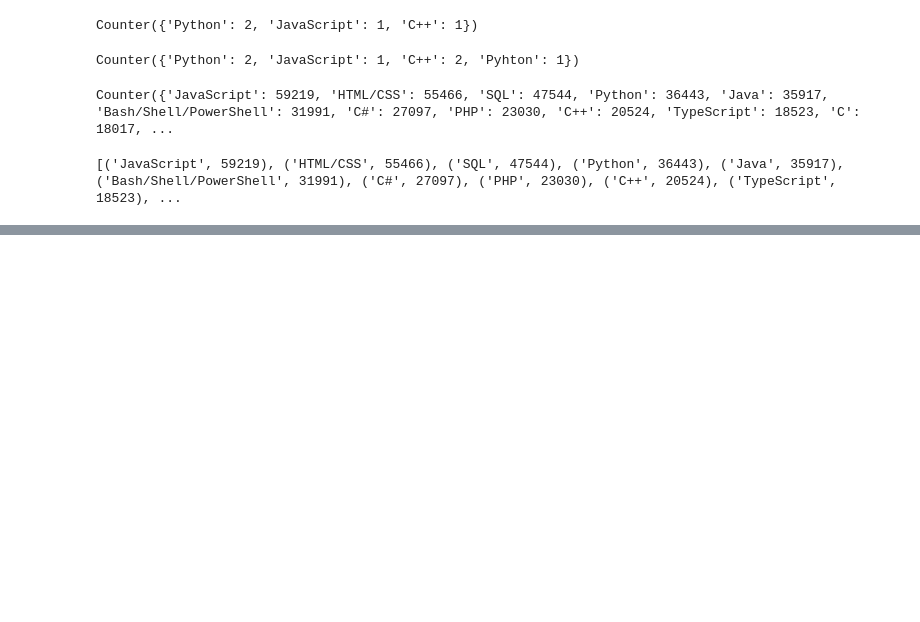
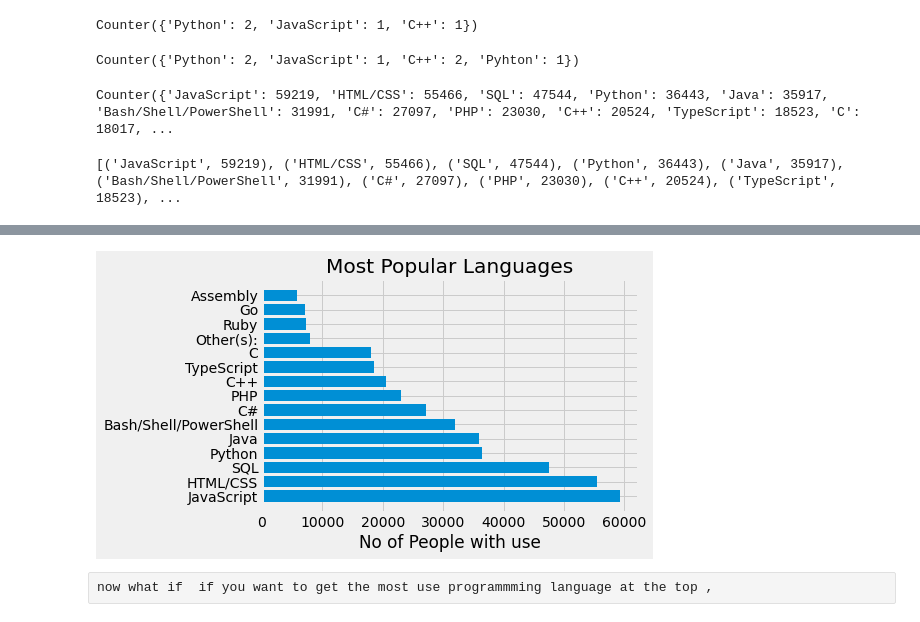
Before and after one commit to devpeak/Matplotlib, a Jupyter notebook: 2_Barcharts-and-Analyzing-data-from-CSVs.ipynb, the cells around one changed output, grey strips where cells are left out. Saved outputs shown, nothing was run; the diff lists cells and outputs as text; code cells hidden in the pictures; blank space fills up the shorter version.

```diff
--- a/2_Barcharts-and-Analyzing-data-from-CSVs.ipynb
+++ b/2_Barcharts-and-Analyzing-data-from-CSVs.ipynb
@@ -161,0 +174,12 @@ print(popularity)
+# %%
+plt.style.use('fivethirtyeight')
+plt.barh(languages,popularity)
+plt.title('Most Popular Languages')
+#plt.ylabel('Programming Languages')
+plt.xlabel('No of People with use')
+
+plt.show()
+# %% [output]
+[figure, added]
+# %% [raw]
+now what if  if you want to get the most use programmming language at the top ,
```
Also changed, not shown: parts of 20 cells of this notebook.
